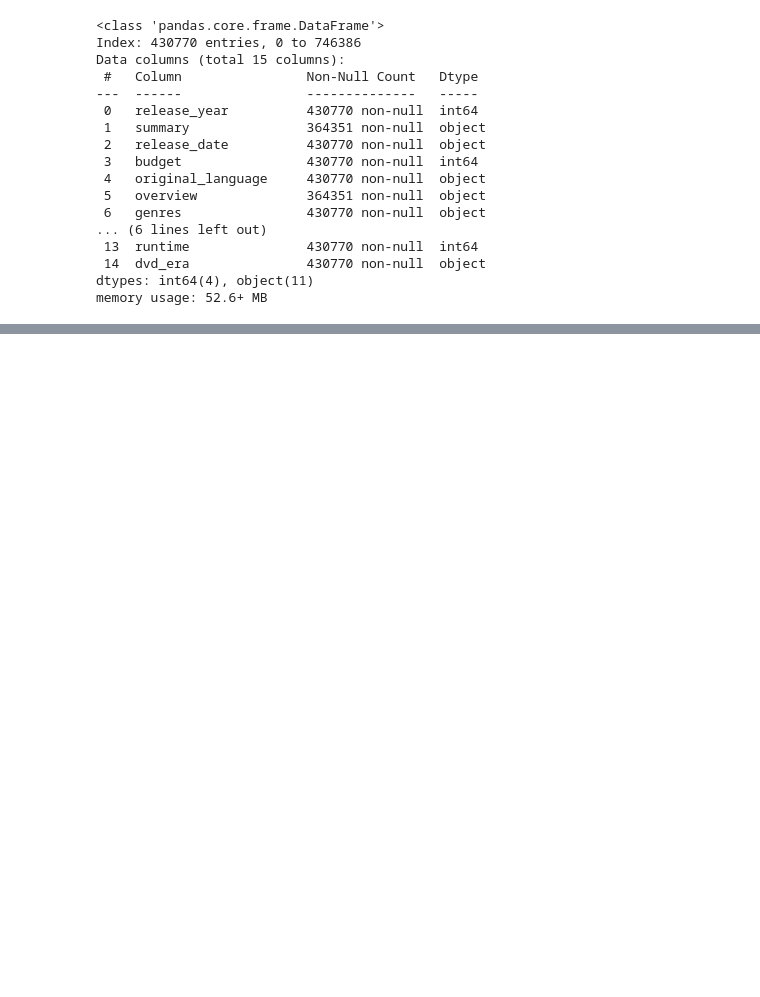
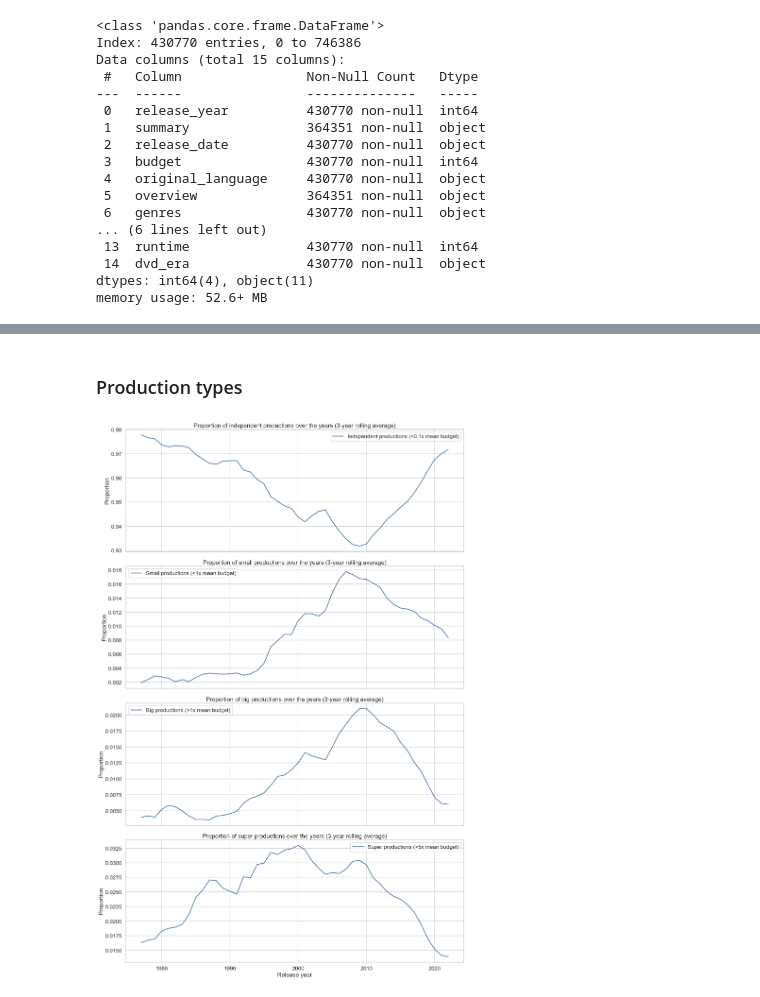
Before and after one commit to epfl-ada/ada-2024-project-databand, a Jupyter notebook: data_overview.ipynb, the cells around one changed output, grey strips where cells are left out. Saved outputs shown, nothing was run; the diff lists cells and outputs as text; code cells hidden in the pictures; blank space fills up the shorter version.

```diff
--- a/data_overview.ipynb
+++ b/data_overview.ipynb
@@ -85,0 +154,67 @@ df_combined.head()
+# %% [markdown]
+### Production types
+# %%
+# Define budget categories
+def categorize_budget(row):
+    mean_budget_row = budget_stats.loc[budget_stats['release_year'] == row['release_year'], 'mean_budget']
+    if mean_budget_row.empty:
+        return 'Unknown'
+    mean_budget = mean_budget_row.values[0]
+    if row['budget'] < 0.1 * mean_budget:
+        return 'Independent'
+    elif row['budget'] < mean_budget:
+        return 'Small'
+    elif row['budget'] < 5 * mean_budget:
+        return 'Big'
+    else:
+        return 'Super'
+
+df_tmdb['budget_category'] = df_tmdb.apply(categorize_budget, axis=1)
+
+# Count the number of each budget category per year
+budget_category_counts = df_tmdb.groupby(['release_year', 'budget_category']).size().unstack(fill_value=0)
+
+# Calculate the proportion of each budget category per year
+budget_category_proportions = budget_category_counts.div(budget_category_counts.sum(axis=1), axis=0)
+
+# Calculate the 3-year rolling average for each budget category
+proportion_rolling = budget_category_proportions.rolling(window=3, center=True).mean()
+
+# Set the style and context for the plot
+sns.set(style="whitegrid", context="talk")
+
+# Create a 4x1 grid of plots
+fig, axes = plt.subplots(4, 1, figsize=(16, 24), sharex=True)
+
+# Plot the proportion of independent productions over the years
+sns.lineplot(data=proportion_rolling['Independent'], ax=axes[0], label='Independent productions (<0.1x mean budget)')
+axes[0].set_title('Proportion of independent productions over the years (3-year rolling average)')
+axes[0].set_xlabel('Release year')
+axes[0].set_ylabel('Proportion')
+axes[0].legend()
+
+# Plot the proportion of small productions over the years
+sns.lineplot(data=proportion_rolling['Small'], ax=axes[1], label='Small productions (<1x mean budget)')
+axes[1].set_title('Proportion of small productions over the years (3-year rolling average)')
+axes[1].set_xlabel('Release year')
+axes[1].set_ylabel('Proportion')
+axes[1].legend()
+
+# Plot the proportion of big productions over the years
+sns.lineplot(data=proportion_rolling['Big'], ax=axes[2], label='Big productions (>1x mean budget)')
+axes[2].set_title('Proportion of big productions over the years (3-year rolling average)')
+axes[2].set_xlabel('Release year')
+axes[2].set_ylabel('Proportion')
+axes[2].legend()
+
+# Plot the proportion of super productions over the years
+sns.lineplot(data=proportion_rolling['Super'], ax=axes[3], label='Super productions (>5x mean budget)')
+axes[3].set_title('Proportion of super productions over the years (3-year rolling average)')
+axes[3].set_xlabel('Release year')
+axes[3].set_ylabel('Proportion')
+axes[3].legend()
+
+plt.tight_layout()
+plt.show()
+# %% [output]
+[figure, added]
```
Also changed, not shown: parts of 6 cells of this notebook.
